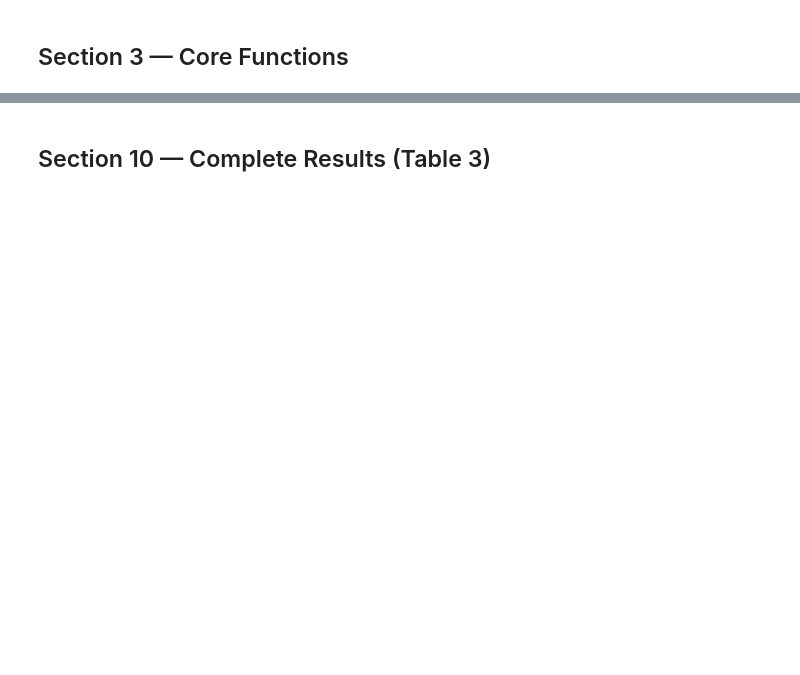
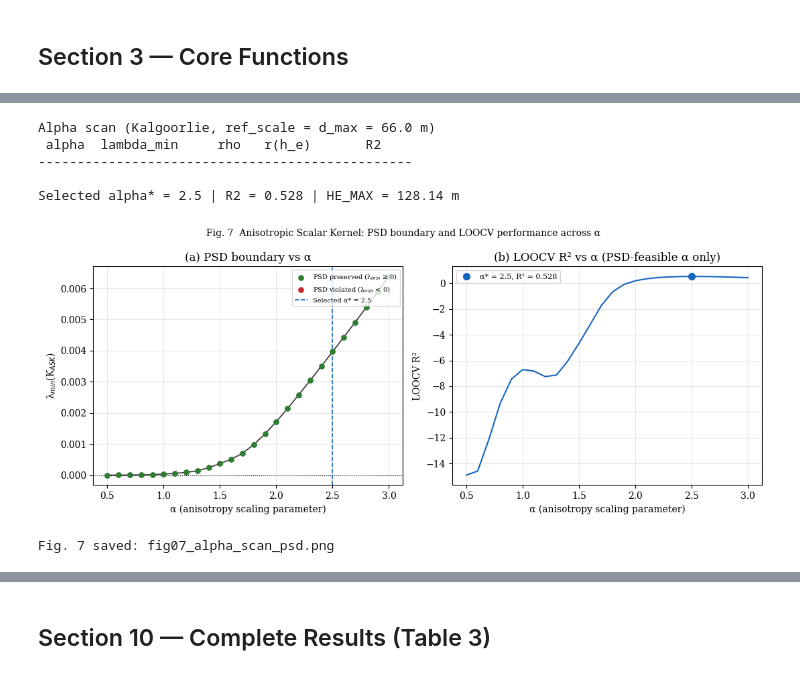
Before and after one commit to KErarslan/sqk-spatial-kernels, a Jupyter notebook: SpatialQuantumKernels.ipynb, the cells around one changed output, grey strips where cells are left out. Saved outputs shown, nothing was run; the diff lists cells and outputs as text; code cells hidden in the pictures; blank space fills up the shorter version.

```diff
--- a/SpatialQuantumKernels.ipynb
+++ b/SpatialQuantumKernels.ipynb
@@ -718,0 +410,80 @@ print(f'ASK alpha=0.5 HE_MAX ibm_kingston: lambda_min={lm05:+.4f}, R2={r2_05:.3f
+# %%
+# [SIM] Alpha parameter scan (Supplementary S1)
+print(f'Alpha scan (Kalgoorlie, ref_scale = d_max = {A_MAX:.1f} m)')
+print(f'{"alpha":>6} {"lambda_min":>11} {"rho":>7} {"r(h_e)":>8} {"R2":>8}')
+print('-'*48)
+
+best_K = None; best_alpha = None; best_r2 = -999
+for alpha in np.arange(0.5, 3.05, 0.1):
+    KA, HE_MAX = compute_ask_v3(coords, A_MIN, A_MAX, T_MAX, alpha, FV)
+    lm = np.linalg.eigvalsh(KA).min()
+    rho = (np.sum(KA*KV_norm) /
+           (np.linalg.norm(KA,'fro')*np.linalg.norm(KV_norm,'fro')))
+    dists = [np.linalg.norm(coords[i]-coords[j])
+             for i in range(n) for j in range(i+1,n)]
+    kvals = [KA[i,j] for i in range(n) for j in range(i+1,n)]
+    r, _ = stats.pearsonr(dists, kvals)
+    res = sqkk_loocv(KA, au_log)
+    if lm >= 0 and res['R2'] > best_r2:
+        best_r2 = res['R2']; best_alpha = alpha; best_K = KA.copy()
+
+ALPHA_OPT = best_alpha
+KA_OPT, HE_MAX = compute_ask_v3(coords, A_MIN, A_MAX, T_MAX, ALPHA_OPT, FV)
+print(f'\nSelected alpha* = {ALPHA_OPT:.1f} | R2 = {best_r2:.3f} | HE_MAX = {HE_MAX:.2f} m')
+# %% [output]
+Alpha scan (Kalgoorlie, ref_scale = d_max = 66.0 m)
+ alpha  lambda_min     rho   r(h_e)       R2
+------------------------------------------------
+
+Selected alpha* = 2.5 | R2 = 0.528 | HE_MAX = 128.14 m
+# %%
+# [SIM] Fig. 7 -- Alpha scan / PSD boundary (Elsevier style: serif, 300 DPI)
+plt.rcParams.update({
+    'font.family': 'serif',
+    'font.serif': ['Times New Roman', 'DejaVu Serif'],
+})
+
+alphas_plot = np.arange(0.5, 3.05, 0.1)
+lmins_plot, r2s_plot = [], []
+for alpha in alphas_plot:
+    KA_p, _ = compute_ask_v3(coords, A_MIN, A_MAX, T_MAX, alpha, FV)
+    lmins_plot.append(np.linalg.eigvalsh(KA_p).min())
+    r2s_plot.append(sqkk_loocv(KA_p, au_log)['R2'])
+lmins_plot = np.array(lmins_plot); r2s_plot = np.array(r2s_plot)
+
+fig, axes = plt.subplots(1, 2, figsize=(11, 4.5))
+
+ax = axes[0]
+psd_ok = lmins_plot >= 0
+ax.plot(alphas_plot, lmins_plot, '-', color='#333333', linewidth=1.2, zorder=2)
+ax.scatter(alphas_plot[psd_ok], lmins_plot[psd_ok], c='#2e7d32', s=28,
+           label='PSD preserved (λ$_{min}$ ≥ 0)', zorder=3)
+ax.scatter(alphas_plot[~psd_ok], lmins_plot[~psd_ok], c='#c62828', s=28,
+           label='PSD violated (λ$_{min}$ < 0)', zorder=3)
+ax.axhline(0, color='black', linewidth=0.8, linestyle=':')
+ax.axvline(ALPHA_OPT, color='#1565c0', linewidth=1.2, linestyle='--',
+           label=f'Selected α* = {ALPHA_OPT:.1f}')
+ax.set_xlabel('α (anisotropy scaling parameter)')
+ax.set_ylabel('λ$_{min}$(K$_{ASK}$)')
+ax.set_title('(a) PSD boundary vs α')
+ax.legend(fontsize=7, loc='upper right')
+ax.grid(alpha=0.3)
+
+ax2 = axes[1]
+ax2.plot(alphas_plot, r2s_plot, '-', color='#1565c0', linewidth=1.5)
+ax2.scatter([ALPHA_OPT], [best_r2], color='#1565c0', s=50, zorder=5,
+            label=f'α* = {ALPHA_OPT:.1f}, R² = {best_r2:.3f}')
+ax2.set_xlabel('α (anisotropy scaling parameter)')
+ax2.set_ylabel('LOOCV R²')
+ax2.set_title('(b) LOOCV R² vs α (PSD-feasible α only)')
+ax2.legend(fontsize=8)
+ax2.grid(alpha=0.3)
+
+plt.suptitle('Fig. 7  Anisotropic Scalar Kernel: PSD boundary and LOOCV performance across α', fontsize=10)
+plt.tight_layout()
+plt.savefig('fig07_alpha_scan_psd.png', dpi=300, bbox_inches='tight')
+plt.show()
+print("Fig. 7 saved: fig07_alpha_scan_psd.png")
+# %% [output]
+[figure, added]
+Fig. 7 saved: fig07_alpha_scan_psd.png
```
Also changed, not shown: parts of 55 cells of this notebook.
